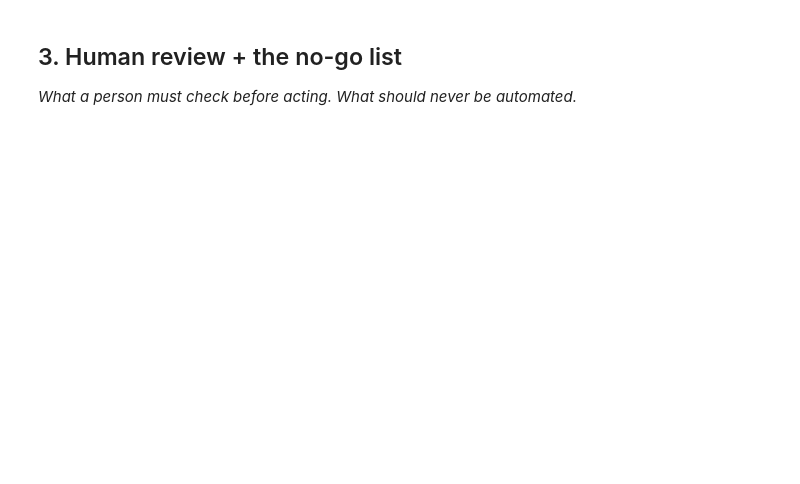
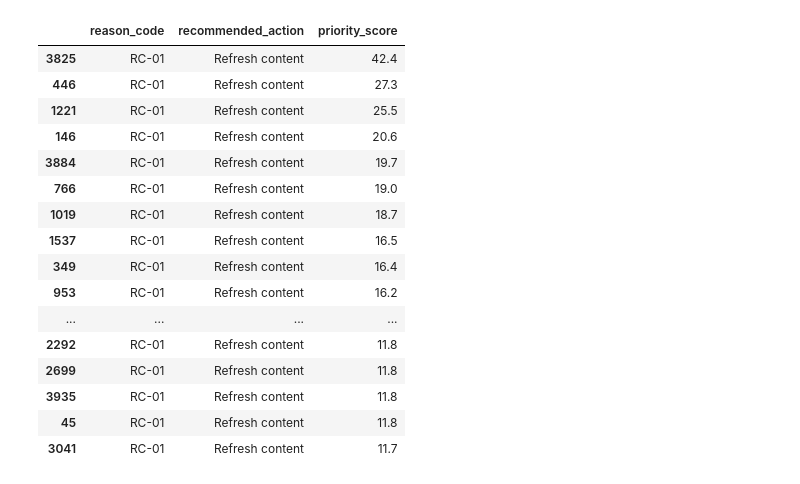
Before and after one commit to kratosontren/flyrank-ml-work, a Jupyter notebook: work/notebooks/w07_action_playbook.ipynb, the cells around one changed output. Drawn from its saved outputs; the diff is of its cells as text; code cells hidden in the pictures; blank space fills up the shorter version.

Commit message:
Completed ML-10 Content Action Playbook

```diff
--- a/work/notebooks/w07_action_playbook.ipynb
+++ b/work/notebooks/w07_action_playbook.ipynb
@@ -12,0 +9,18 @@ This skeleton is yours to fill. Work the sections **in order** — each one has
+# %%
+from datasets import load_dataset
+from itertools import islice
+import pandas as pd
+
+# Load FlyRank warehouse sample
+daily = load_dataset(
+    "FlyRank/internship-warehouse",
+    "fact_content_daily_performance",
+    split="train",
+    streaming=True
+)
+
+# Use the first 5000 rows
+sample = pd.DataFrame(list(islice(daily, 5000)))
+
+print("Dataset Shape:", sample.shape)
+sample.head()
@@ -20,7 +162,30 @@ This skeleton is yours to fill. Work the sections **in order** — each one has
 # %%
 # This cell is for CODE (numbers, a query, a check).
 # Write your text answer in the cell ABOVE this one — typing sentences here breaks Run All.
+review_queue = ranked_queue[
+    [
+        "reason_code",
+        "recommended_action",
+        "priority_score"
+    ]
+].head(20)
+
+review_queue
+# %% [output]
+|  | reason_code | recommended_action | priority_score |
+| 3825 | RC-01 | Refresh content | 42.4 |
+| 446 | RC-01 | Refresh content | 27.3 |
+| 1221 | RC-01 | Refresh content | 25.5 |
+| 146 | RC-01 | Refresh content | 20.6 |
+| 3884 | RC-01 | Refresh content | 19.7 |
+| 766 | RC-01 | Refresh content | 19.0 |
+| 1019 | RC-01 | Refresh content | 18.7 |
+| 1537 | RC-01 | Refresh content | 16.5 |
+| 349 | RC-01 | Refresh content | 16.4 |
+| 953 | RC-01 | Refresh content | 16.2 |
+| ... | ... | ... | ... |
+| 2292 | RC-01 | Refresh content | 11.8 |
+| 2699 | RC-01 | Refresh content | 11.8 |
+| 3935 | RC-01 | Refresh content | 11.8 |
+| 45 | RC-01 | Refresh content | 11.8 |
+| 3041 | RC-01 | Refresh content | 11.7 |
-# %% [markdown]
-## 3. Human review + the no-go list
-
-*What a person must check before acting. What should never be automated.*
```
Also changed, not shown: parts of 17 cells of this notebook.
